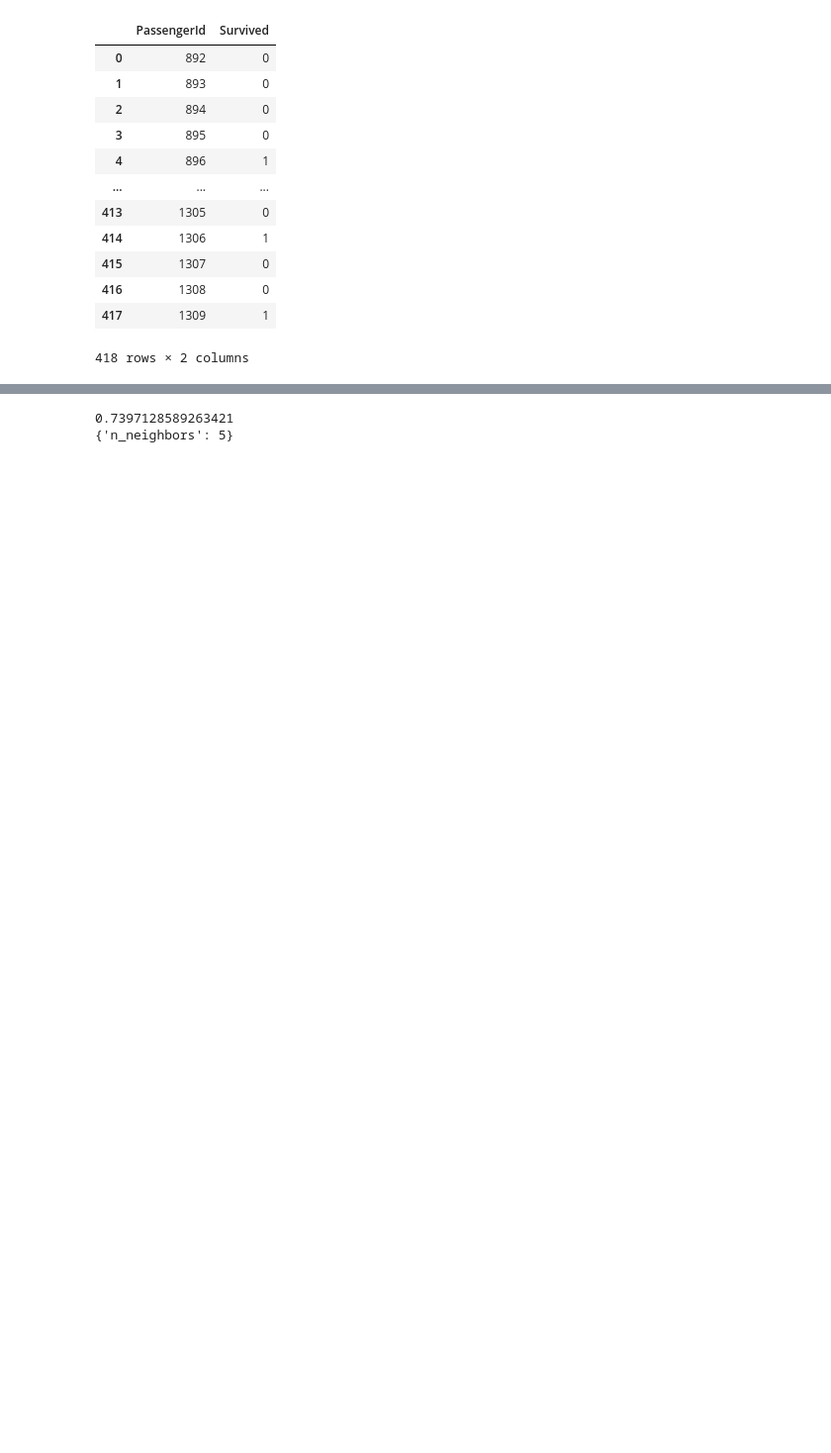
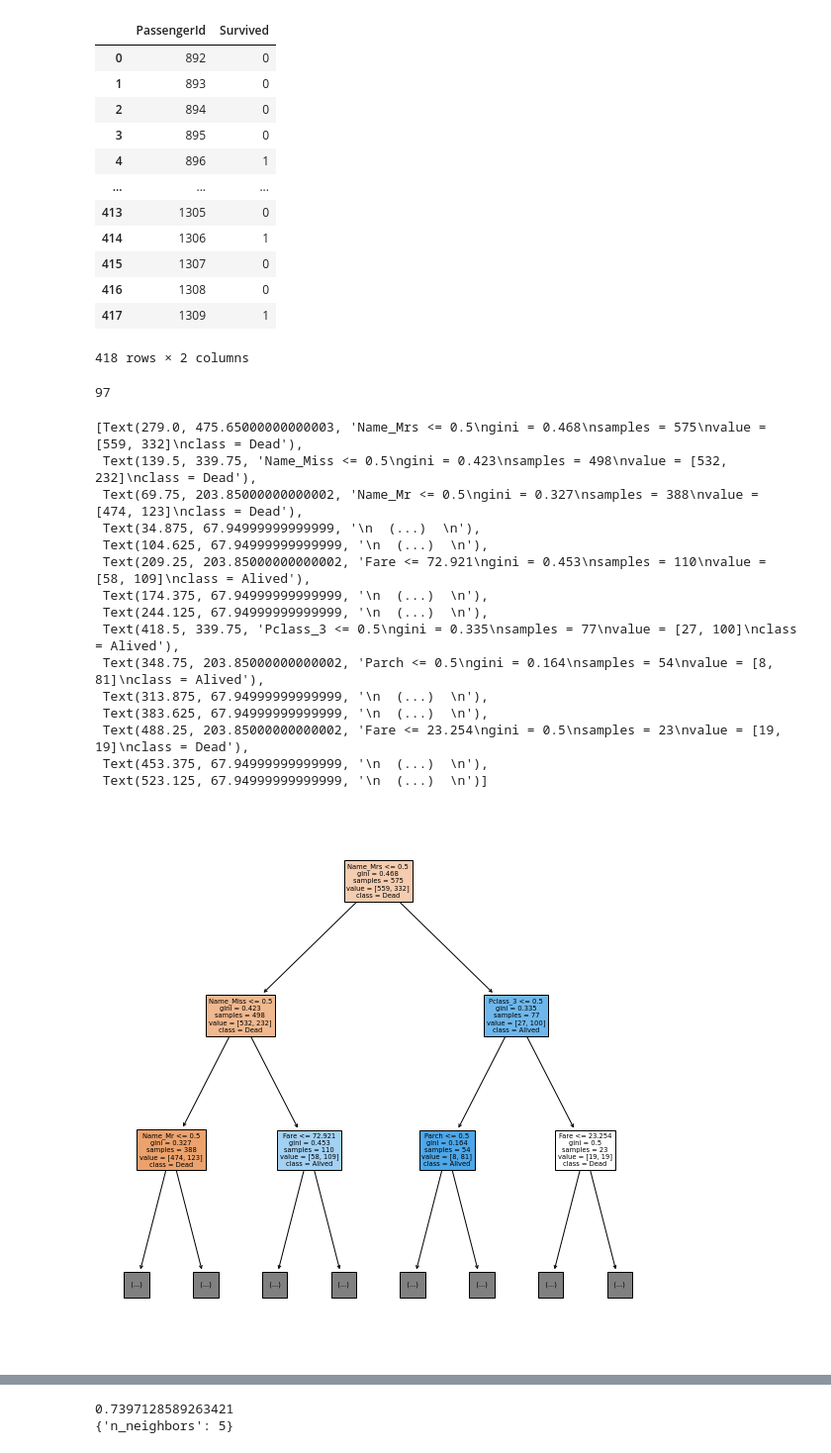
Before and after one commit to Ron-Wu/Machine-learning-0602, a Jupyter notebook: titanic1.ipynb, the cells around one changed output, grey strips where cells are left out. Shown: that part at 99% size. Cells and saved outputs as stored; diff of their text form; code cells hidden in the pictures; blank space fills up the shorter version.

```diff
--- a/titanic1.ipynb
+++ b/titanic1.ipynb
@@ -201,3 +200,41 @@ df
 | 416 | 1308 | 0 |
 | 417 | 1309 | 1 |
 418 rows × 2 columns
+# %%
+import matplotlib.pyplot as plt
+from sklearn.tree import plot_tree
+print(len(clf.estimators_))
+plt.figure(figsize=(10, 10))
+plot_tree(clf.estimators_[10],
+          feature_names=data.columns,
+          class_names=["Dead", "Alived"],
+          max_depth=2,
+          filled=True)
+
+# import matplotlib.pyplot as plt
+# from sklearn.tree import plot_tree
+# print(len(clf.estimators_))
+# plt.figure(figsize=(10, 10))
+# plot_tree(clf.estimators_[2],
+#           feature_name = data.columns,
+#           class_names = ["Dead", "Alived"],
+#           max_depth = 2,
+#           filled = True)
+# %% [output]
+97
+[Text(279.0, 475.65000000000003, 'Name_Mrs <= 0.5\ngini = 0.468\nsamples = 575\nvalue = [559, 332]\nclass = Dead'),
+ Text(139.5, 339.75, 'Name_Miss <= 0.5\ngini = 0.423\nsamples = 498\nvalue = [532, 232]\nclass = Dead'),
+ Text(69.75, 203.85000000000002, 'Name_Mr <= 0.5\ngini = 0.327\nsamples = 388\nvalue = [474, 123]\nclass = Dead'),
+ Text(34.875, 67.94999999999999, '\n  (...)  \n'),
+ Text(104.625, 67.94999999999999, '\n  (...)  \n'),
+ Text(209.25, 203.85000000000002, 'Fare <= 72.921\ngini = 0.453\nsamples = 110\nvalue = [58, 109]\nclass = Alived'),
+ Text(174.375, 67.94999999999999, '\n  (...)  \n'),
+ Text(244.125, 67.94999999999999, '\n  (...)  \n'),
+ Text(418.5, 339.75, 'Pclass_3 <= 0.5\ngini = 0.335\nsamples = 77\nvalue = [27, 100]\nclass = Alived'),
+ Text(348.75, 203.85000000000002, 'Parch <= 0.5\ngini = 0.164\nsamples = 54\nvalue = [8, 81]\nclass = Alived'),
+ Text(313.875, 67.94999999999999, '\n  (...)  \n'),
+ Text(383.625, 67.94999999999999, '\n  (...)  \n'),
+ Text(488.25, 203.85000000000002, 'Fare <= 23.254\ngini = 0.5\nsamples = 23\nvalue = [19, 19]\nclass = Dead'),
+ Text(453.375, 67.94999999999999, '\n  (...)  \n'),
+ Text(523.125, 67.94999999999999, '\n  (...)  \n')]
+[figure, added]
```
Also changed, not shown: parts of 8 cells of this notebook.
